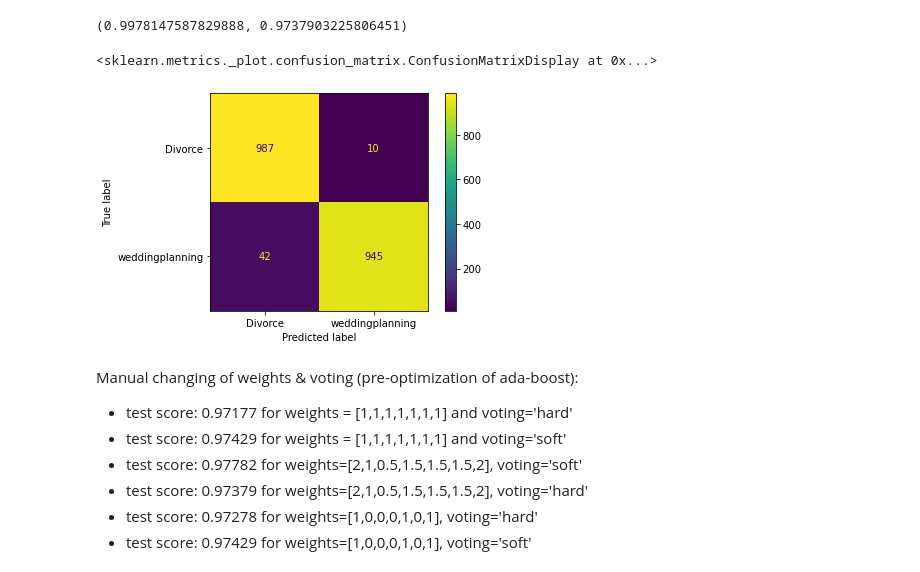
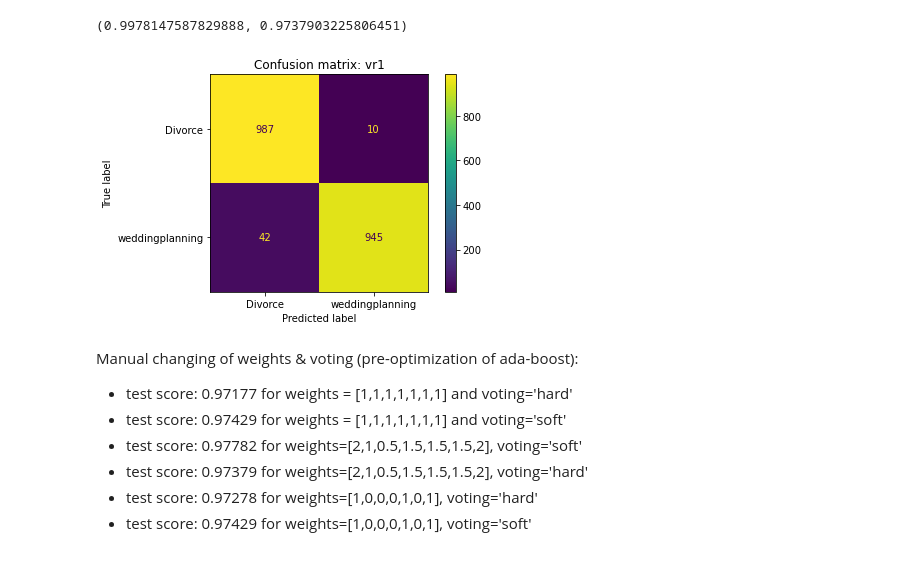
Before and after one commit to vmorenocosta/NLP-Classification-Reddit-API, a Jupyter notebook: code/02_NLP_Pipeline_Model.ipynb, the cells around one changed output. Drawn from its saved outputs; the diff is of its cells as text; code cells hidden in the pictures.

```diff
--- a/code/02_NLP_Pipeline_Model.ipynb
+++ b/code/02_NLP_Pipeline_Model.ipynb
@@ -421,9 +412,9 @@ vr1.score(X_train,y_train), vr1.score(X_test,y_test)
 (0.9978147587829888, 0.9737903225806451)
 # %%
 ConfusionMatrixDisplay.from_estimator(vr1,X_test,y_test)
+plt.title('Confusion matrix: vr1');
 # %% [output]
-<sklearn.metrics._plot.confusion_matrix.ConfusionMatrixDisplay at 0x...>
-[figure, old version]
+[figure, new version]
 # %% [markdown]
 Manual changing of weights & voting (pre-optimization of ada-boost):
 - test score: 0.97177 for weights = [1,1,1,1,1,1,1] and voting='hard'
```
Also changed, not shown: parts of 7 cells of this notebook, 4 other files.
